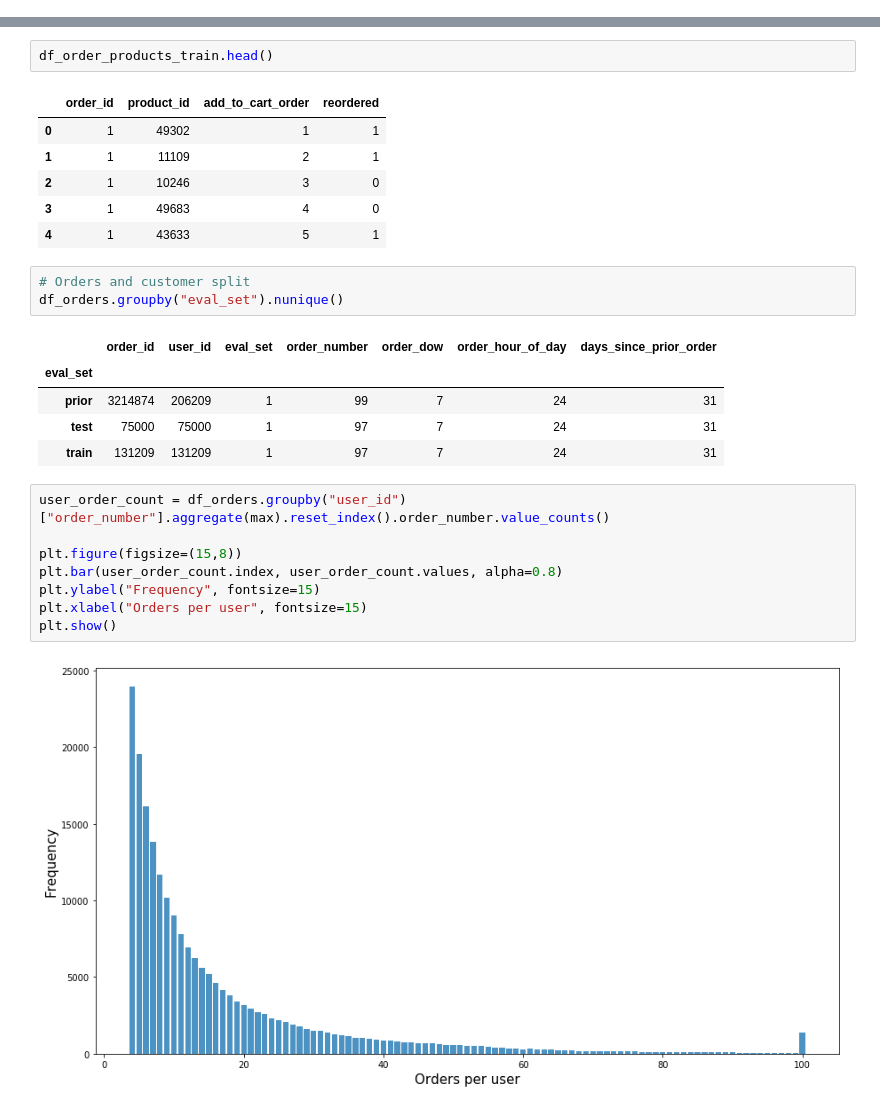
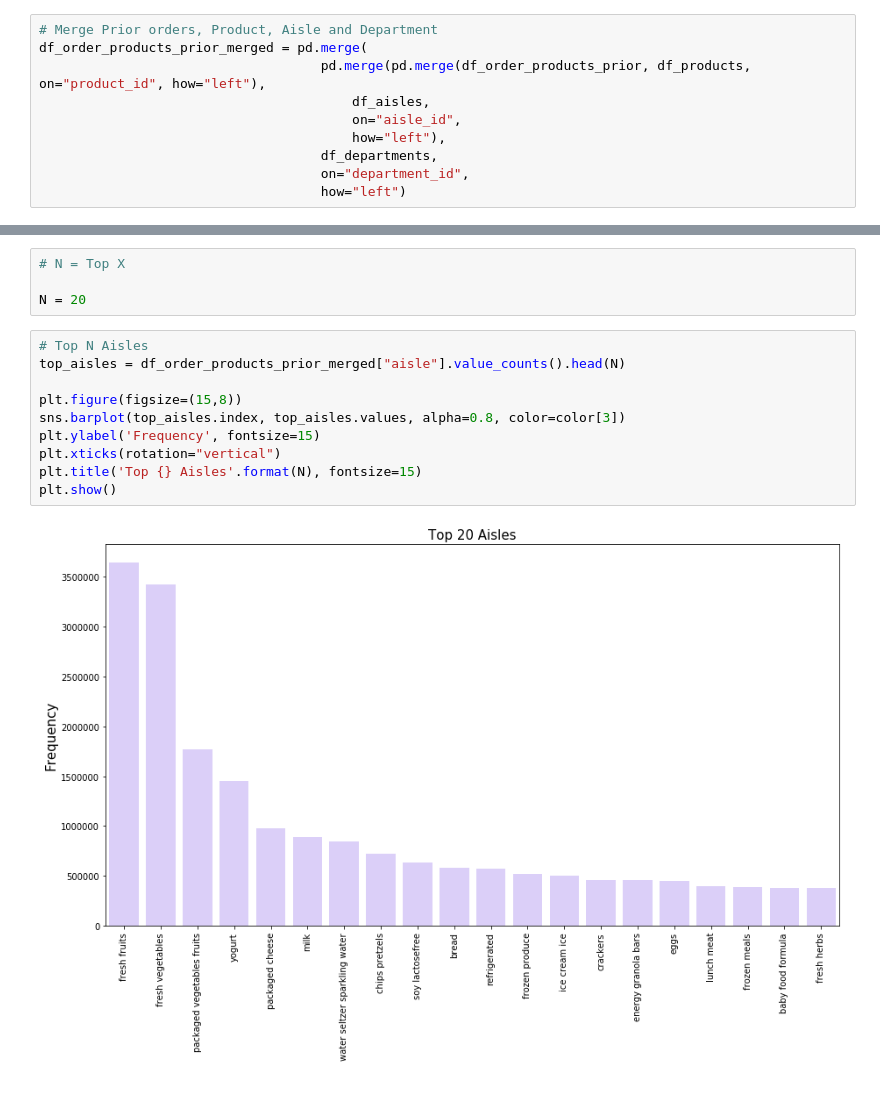
Before and after one commit to nakulcr7/recommender-system-instacart, a Jupyter notebook: src/eda.ipynb, the cells around one changed output, grey strips where cells are left out. Drawn from its saved outputs; the diff is of its cells as text.

Commit message:
Replaced matplotlib plots with Seaborn. Looks better. Added a couple of other graphs

```diff
--- a/src/eda.ipynb
+++ b/src/eda.ipynb
@@ -54,0 +180,10 @@ df_products.head()
+# %%
+# Merge Prior orders, Product, Aisle and Department
+df_order_products_prior_merged = pd.merge(
+                                    pd.merge(pd.merge(df_order_products_prior, df_products, on="product_id", how="left"),
+                                        df_aisles,
+                                        on="aisle_id",
+                                        how="left"),
+                                    df_departments,
+                                    on="department_id",
+                                    how="left")
@@ -64,29 +206,17 @@ df_order_products_prior.head()
-# %%
-df_order_products_train.head()
-# %% [output]
-|  | order_id | product_id | add_to_cart_order | reordered |
-| 0 | 1 | 49302 | 1 | 1 |
-| 1 | 1 | 11109 | 2 | 1 |
-| 2 | 1 | 10246 | 3 | 0 |
-| 3 | 1 | 49683 | 4 | 0 |
-| 4 | 1 | 43633 | 5 | 1 |
-# %%
-# Orders and customer split
-df_orders.groupby("eval_set").nunique()
-# %% [output]
-|  | order_id | user_id | eval_set | order_number | order_dow | order_hour_of_day | days_since_prior_order |
-| eval_set |  |  |  |  |  |  |  |
-| prior | 3214874 | 206209 | 1 | 99 | 7 | 24 | 31 |
-| test | 75000 | 75000 | 1 | 97 | 7 | 24 | 31 |
-| train | 131209 | 131209 | 1 | 97 | 7 | 24 | 31 |
+# %%
+# N = Top X
+
+N = 20
 # %%
-user_order_count = df_orders.groupby("user_id")["order_number"].aggregate(max).reset_index().order_number.value_counts()
+# Top N Aisles
+top_aisles = df_order_products_prior_merged["aisle"].value_counts().head(N)
 
 plt.figure(figsize=(15,8))
-plt.bar(user_order_count.index, user_order_count.values, alpha=0.8)
-plt.ylabel("Frequency", fontsize=15)
-plt.xlabel("Orders per user", fontsize=15)
+sns.barplot(top_aisles.index, top_aisles.values, alpha=0.8, color=color[3])
+plt.ylabel('Frequency', fontsize=15)
+plt.xticks(rotation="vertical")
+plt.title('Top {} Aisles'.format(N), fontsize=15)
 plt.show()
 # %% [output]
-[figure, old version]
+[figure, new version]
 # %%
```
Also changed, not shown: parts of 25 cells of this notebook.
